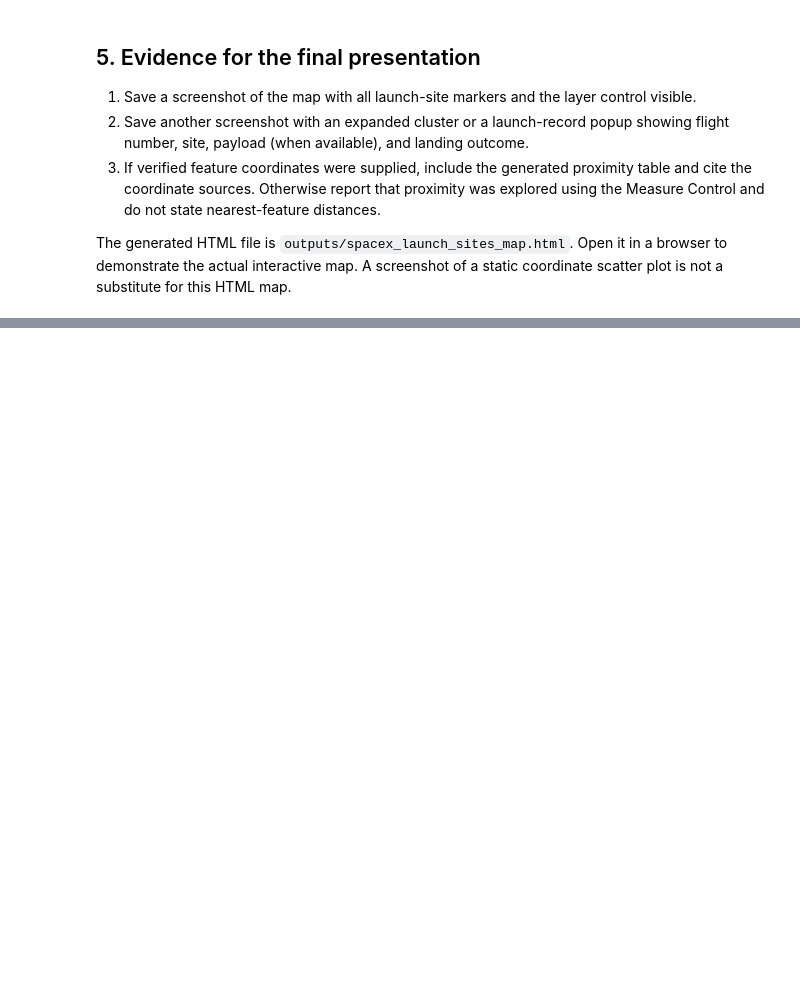
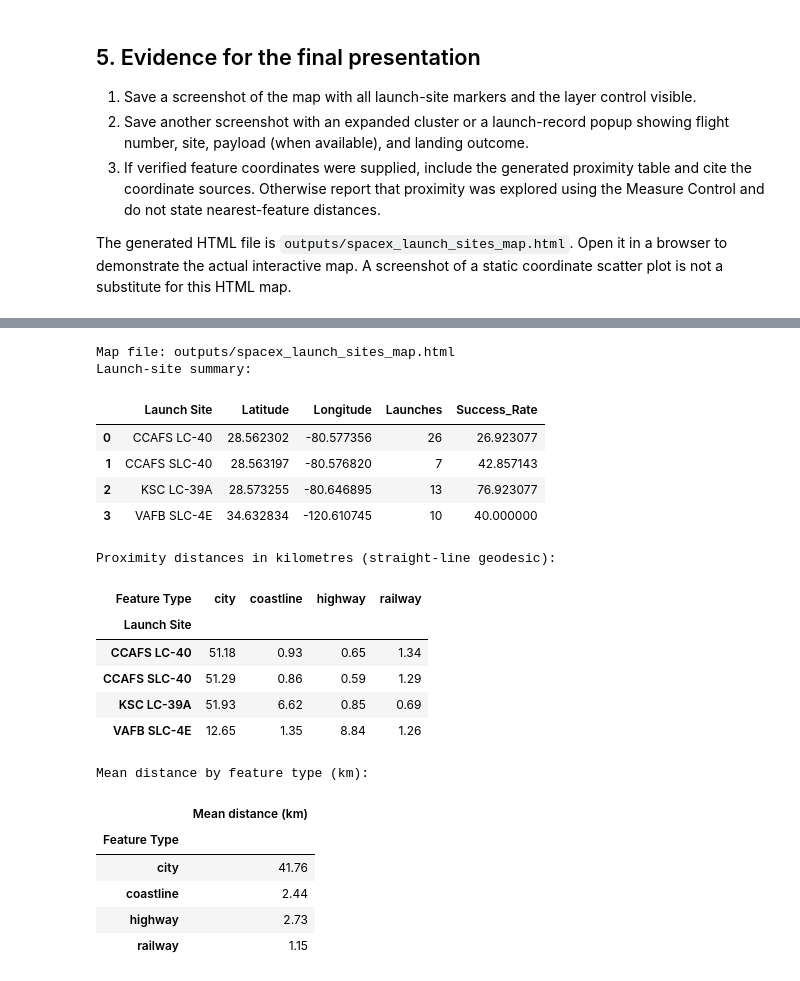
Before and after one commit to HLS-technologies/Data-Science-Capstone-Project-Report, a Jupyter notebook: outputs/executed_folium.ipynb, the cells around one changed output, grey strips where cells are left out. Drawn from its saved outputs; the diff is of its cells as text; code cells hidden in the pictures; blank space fills up the shorter version.

Commit message:
Generate verified capstone analysis and dashboard evidence [skip ci]

```diff
--- a/outputs/executed_folium.ipynb
+++ b/outputs/executed_folium.ipynb
@@ -198,0 +218,40 @@ The generated HTML file is `outputs/spacex_launch_sites_map.html`. Open it in a
+# %%
+from build_folium_map import build_map
+
+proximity_map, launch_site_summary, proximity_results, proximity_html = build_map(
+    'data/spacex_launch_geo.csv',
+    'outputs/spacex_launch_sites_map.html',
+    'data/proximity_features.csv'
+)
+print('Map file:', proximity_html)
+print('Launch-site summary:')
+display(launch_site_summary)
+print('Proximity distances in kilometres (straight-line geodesic):')
+distance_table = proximity_results.pivot(index='Launch Site', columns='Feature Type', values='Distance (km)').round(2)
+display(distance_table)
+print('Mean distance by feature type (km):')
+display(proximity_results.groupby('Feature Type')['Distance (km)'].mean().round(2).to_frame('Mean distance (km)'))
+proximity_results.to_csv('outputs/proximity_analysis.csv', index=False)
+display(proximity_map)
+# %% [output]
+Map file: outputs/spacex_launch_sites_map.html
+Launch-site summary:
+|  | Launch Site | Latitude | Longitude | Launches | Success_Rate |
+| 0 | CCAFS LC-40 | 28.562302 | -80.577356 | 26 | 26.923077 |
+| 1 | CCAFS SLC-40 | 28.563197 | -80.576820 | 7 | 42.857143 |
+| 2 | KSC LC-39A | 28.573255 | -80.646895 | 13 | 76.923077 |
+| 3 | VAFB SLC-4E | 34.632834 | -120.610745 | 10 | 40.000000 |
+Proximity distances in kilometres (straight-line geodesic):
+| Feature Type | city | coastline | highway | railway |
+| Launch Site |  |  |  |  |
+| CCAFS LC-40 | 51.18 | 0.93 | 0.65 | 1.34 |
+| CCAFS SLC-40 | 51.29 | 0.86 | 0.59 | 1.29 |
+| KSC LC-39A | 51.93 | 6.62 | 0.85 | 0.69 |
+| VAFB SLC-4E | 12.65 | 1.35 | 8.84 | 1.26 |
+Mean distance by feature type (km):
+|  | Mean distance (km) |
+| Feature Type |  |
+| city | 41.76 |
+| coastline | 2.44 |
+| highway | 2.73 |
+| railway | 1.15 |
```
Also changed, not shown: parts of 3 cells of this notebook, 13 other files.
